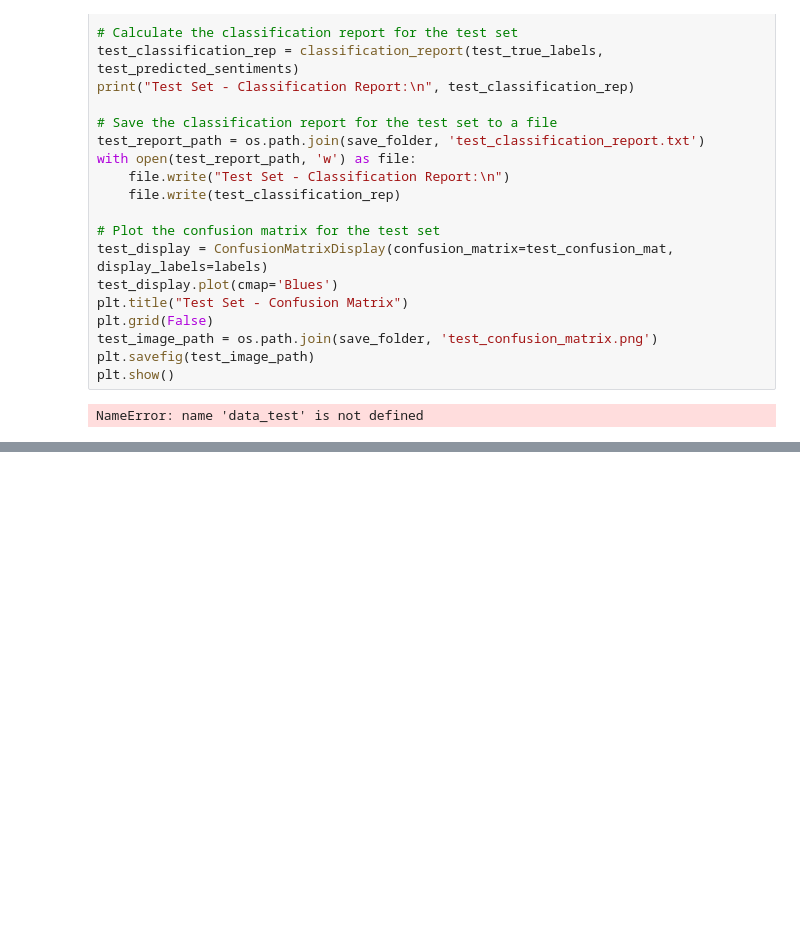
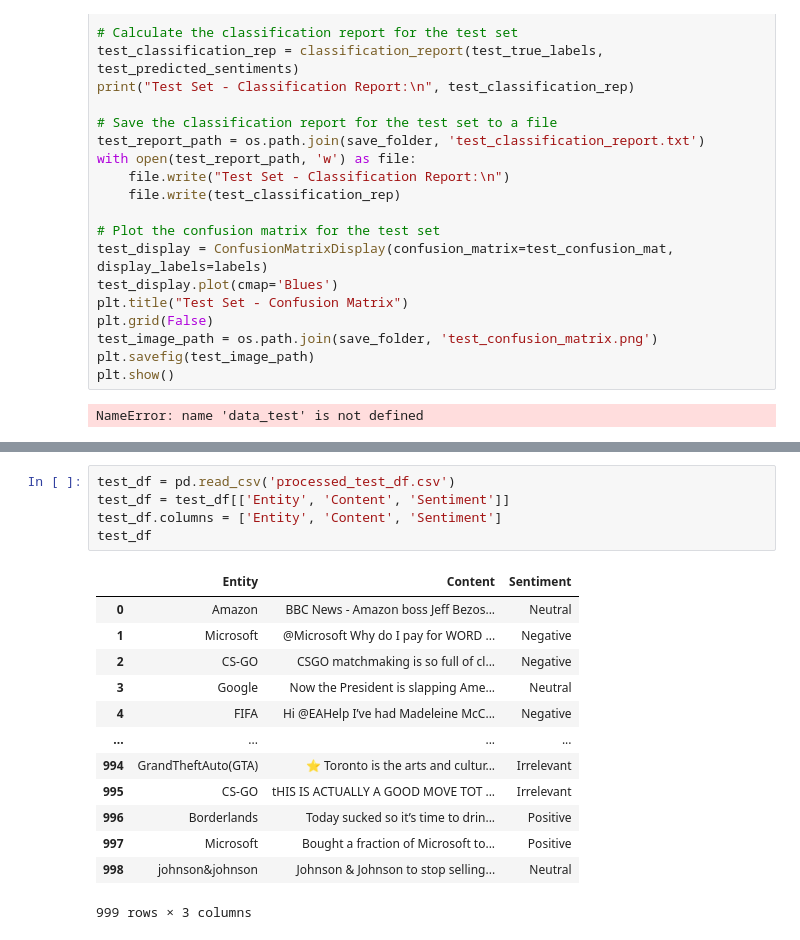
Before and after one commit to andrianang/DistilBert, a Jupyter notebook: distilbert.ipynb, the cells around one changed output, grey strips where cells are left out. Cells and saved outputs as stored; diff of their text form; blank space fills up the shorter version.

```diff
--- a/distilbert.ipynb
+++ b/distilbert.ipynb
@@ -226,0 +274,19 @@ NameError: name 'data_test' is not defined
+# %%
+test_df = pd.read_csv('processed_test_df.csv')
+test_df = test_df[['Entity', 'Content', 'Sentiment']]
+test_df.columns = ['Entity', 'Content', 'Sentiment']
+test_df
+# %% [output]
+|  | Entity | Content | Sentiment |
+| 0 | Amazon | BBC News - Amazon boss Jeff Bezos... | Neutral |
+| 1 | Microsoft | @Microsoft Why do I pay for WORD ... | Negative |
+| 2 | CS-GO | CSGO matchmaking is so full of cl... | Negative |
+| 3 | Google | Now the President is slapping Ame... | Neutral |
+| 4 | FIFA | Hi @EAHelp I’ve had Madeleine McC... | Negative |
+| ... | ... | ... | ... |
+| 994 | GrandTheftAuto(GTA) | ⭐️ Toronto is the arts and cultur... | Irrelevant |
+| 995 | CS-GO | tHIS IS ACTUALLY A GOOD MOVE TOT ... | Irrelevant |
+| 996 | Borderlands | Today sucked so it’s time to drin... | Positive |
+| 997 | Microsoft | Bought a fraction of Microsoft to... | Positive |
+| 998 | johnson&johnson | Johnson & Johnson to stop selling... | Neutral |
+999 rows × 3 columns
```
Also changed, not shown: parts of 5 cells of this notebook, 13 other files.
